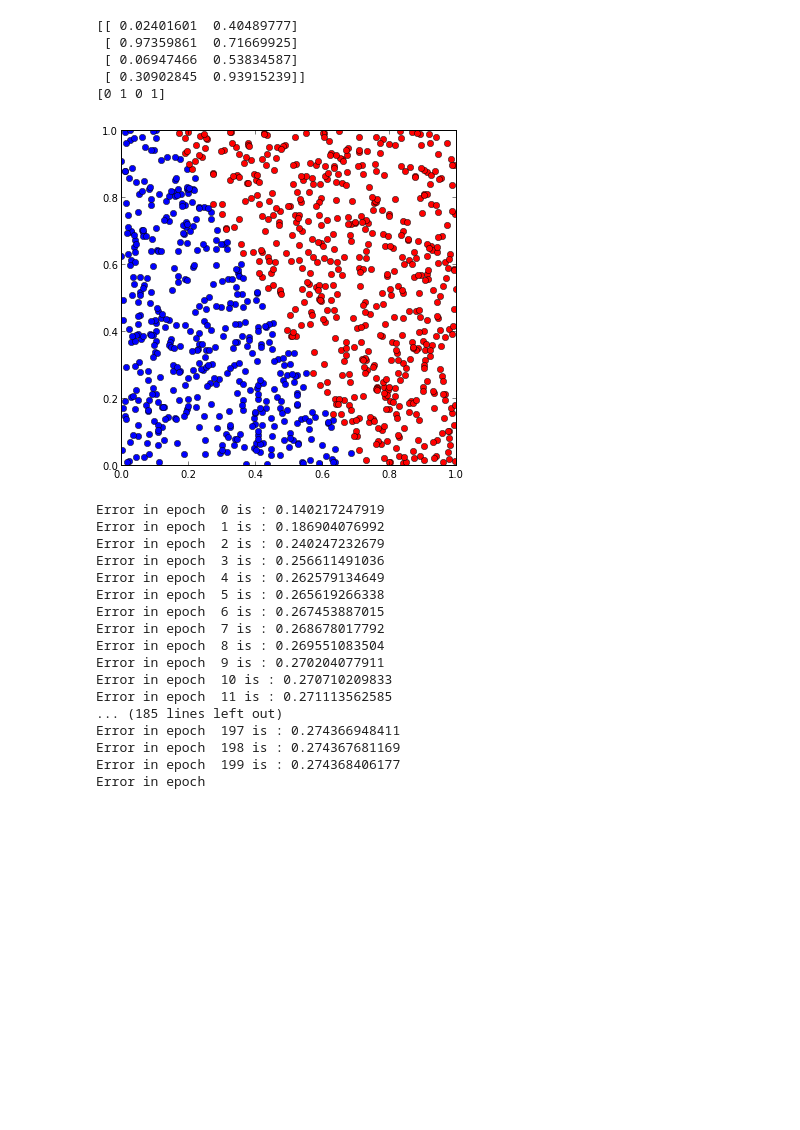
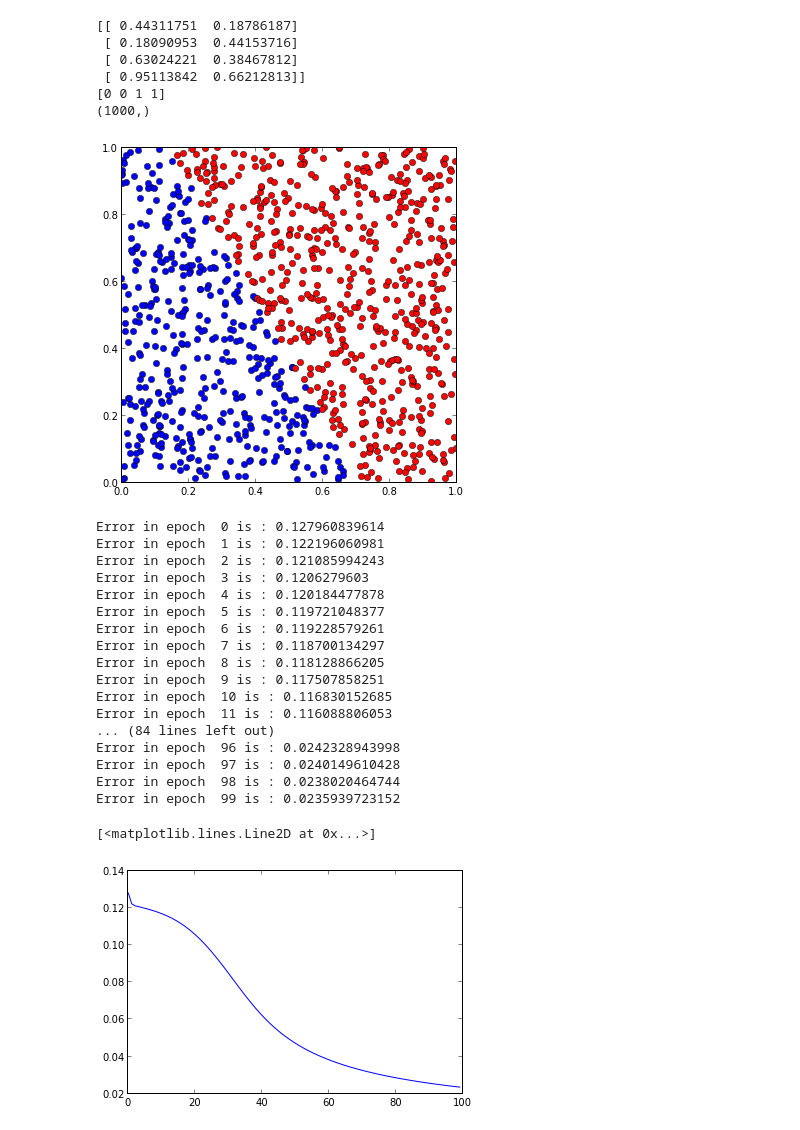
Before and after one commit to sauravbiswasiupr/RNN_pybrain, a Jupyter notebook: MLP_with_lstm_py.ipynb, the cells around one changed output. Drawn from its saved outputs; the diff is of its cells as text; code cells hidden in the pictures; blank space fills up the shorter version.

```diff
--- a/MLP_with_lstm_py.ipynb
+++ b/MLP_with_lstm_py.ipynb
@@ -27,13 +27,15 @@ data,labels = make_linear()
 print data[:4]
 print labels[:4]
 plot_data(data,labels)
+print labels.shape
 # %% [output]
-[[ 0.02401601  0.40489777]
- [ 0.97359861  0.71669925]
- [ 0.06947466  0.53834587]
- [ 0.30902845  0.93915239]]
-[0 1 0 1]
+[[ 0.44311751  0.18786187]
+ [ 0.18090953  0.44153716]
+ [ 0.63024221  0.38467812]
+ [ 0.95113842  0.66212813]]
+[0 0 1 1]
+(1000,)
-[figure, old version]
+[figure, new version]
 # %%
 #now we have linearly separable data
 #We have to construct the MLP classifier from the lstm.py class
@@ -44,7 +46,7 @@ class ffn(MLP):
         #forward call first to get the predicted outputs
         predicted=array(self.forward(inputs)).reshape((targets.shape[0]))
         #now subtract it from targets to get deltas for each datapt
-        deltas=targets-predicted
+        deltas=predicted-targets
         '''print "targets shape :",targets.shape
         print "predicted shape :",predicted.shape
         print "deltas shape : ",deltas.shape'''
@@ -54,6 +56,9 @@ class ffn(MLP):
         #returns the deltas for the previous layer ( if at all present)
         #now return the total weight changes for all the datapts in one epoch
         return self.DW1 , self.DW2 , error
+    def predict(self,x):
+        preds=[i[0]>0.5 for i in self.forward(x)]
+        return 1*array(preds)
 # %%
 #now we construct the trainer class
 class Trainer():
@@ -76,24 +81,26 @@ class Trainer():
        return errors
 # %%
 mlp=ffn(2,5,1,0.5)
-trainer=Trainer(mlp,10000,data,labels,0.01)
+trainer=Trainer(mlp,100,data,labels,0.01)
 errors=trainer.train()
 plot(errors)
 # %% [output]
-Error in epoch  0 is : 0.140217247919
-Error in epoch  1 is : 0.186904076992
-Error in epoch  2 is : 0.240247232679
-Error in epoch  3 is : 0.256611491036
-Error in epoch  4 is : 0.262579134649
-Error in epoch  5 is : 0.265619266338
-Error in epoch  6 is : 0.267453887015
-Error in epoch  7 is : 0.268678017792
-Error in epoch  8 is : 0.269551083504
-Error in epoch  9 is : 0.270204077911
-Error in epoch  10 is : 0.270710209833
-Error in epoch  11 is : 0.271113562585
-... (185 lines left out)
-Error in epoch  197 is : 0.274366948411
-Error in epoch  198 is : 0.274367681169
-Error in epoch  199 is : 0.274368406177
-Error in epoch
+Error in epoch  0 is : 0.127960839614
+Error in epoch  1 is : 0.122196060981
+Error in epoch  2 is : 0.121085994243
+Error in epoch  3 is : 0.1206279603
+Error in epoch  4 is : 0.120184477878
+Error in epoch  5 is : 0.119721048377
+Error in epoch  6 is : 0.119228579261
+Error in epoch  7 is : 0.118700134297
+Error in epoch  8 is : 0.118128866205
+Error in epoch  9 is : 0.117507858251
+Error in epoch  10 is : 0.116830152685
+Error in epoch  11 is : 0.116088806053
+... (84 lines left out)
+Error in epoch  96 is : 0.0242328943998
+Error in epoch  97 is : 0.0240149610428
+Error in epoch  98 is : 0.0238020464744
+Error in epoch  99 is : 0.0235939723152
+[<matplotlib.lines.Line2D at 0x...>]
+[figure, added]
```
Also changed, not shown: parts of 8 cells of this notebook.
